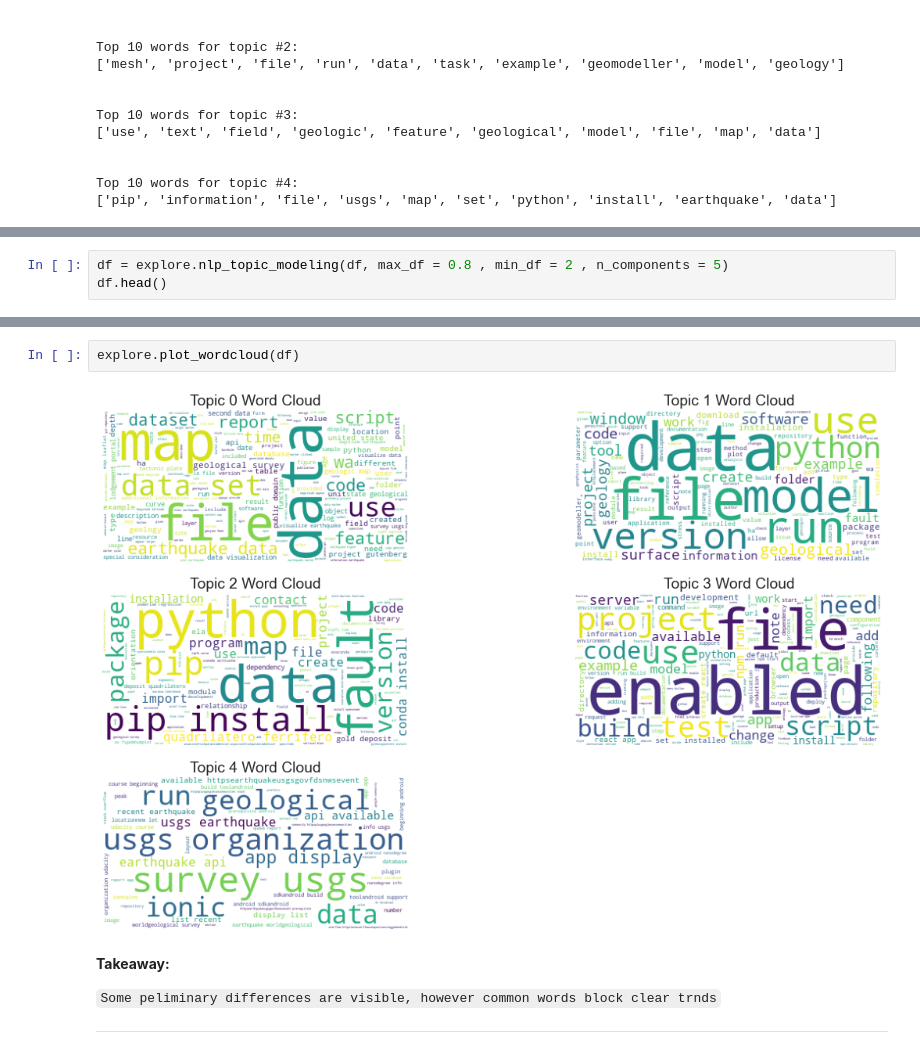
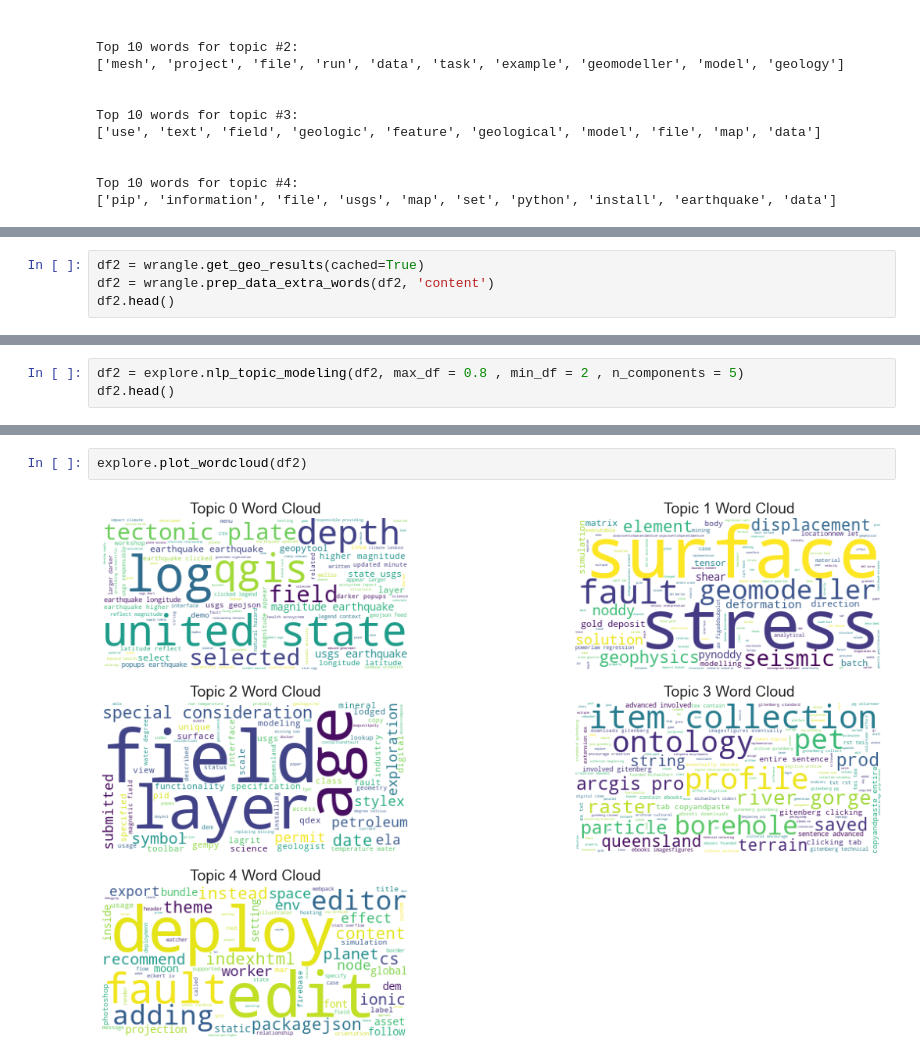
Before and after one commit to CSolitaire/nlp_topic_modeling_project, a Jupyter notebook: final_notebook.ipynb, the cells around one changed output, grey strips where cells are left out. Saved outputs shown, nothing was run; the diff lists cells and outputs as text.

Commit message:
Explore Complete

```diff
--- a/final_notebook.ipynb
+++ b/final_notebook.ipynb
@@ -214,0 +326,4 @@ Top 10 words for topic #4:
+# %%
+df2 = wrangle.get_geo_results(cached=True)
+df2 = wrangle.prep_data_extra_words(df2, 'content')
+df2.head()
@@ -215,5 +339,5 @@ Top 10 words for topic #4:
 # %%
-df = explore.nlp_topic_modeling(df, max_df = 0.8 , min_df = 2 , n_components = 5)
-df.head()
+df2 = explore.nlp_topic_modeling(df2, max_df = 0.8 , min_df = 2 , n_components = 5)
+df2.head()
 # %% [output]
 Top 5 words for topic #0:
@@ -259,9 +402,4 @@ Name: topic, dtype: int64
 # %%
-explore.plot_wordcloud(df)
+explore.plot_wordcloud(df2)
 # %% [output]
-[figure, old version]
+[figure, new version]
-# %% [markdown]
-**Takeaway:**
-
-`Some peliminary differences are visible, however common words block clear trnds`
-***
```
Also changed, not shown: parts of 25 cells of this notebook.
